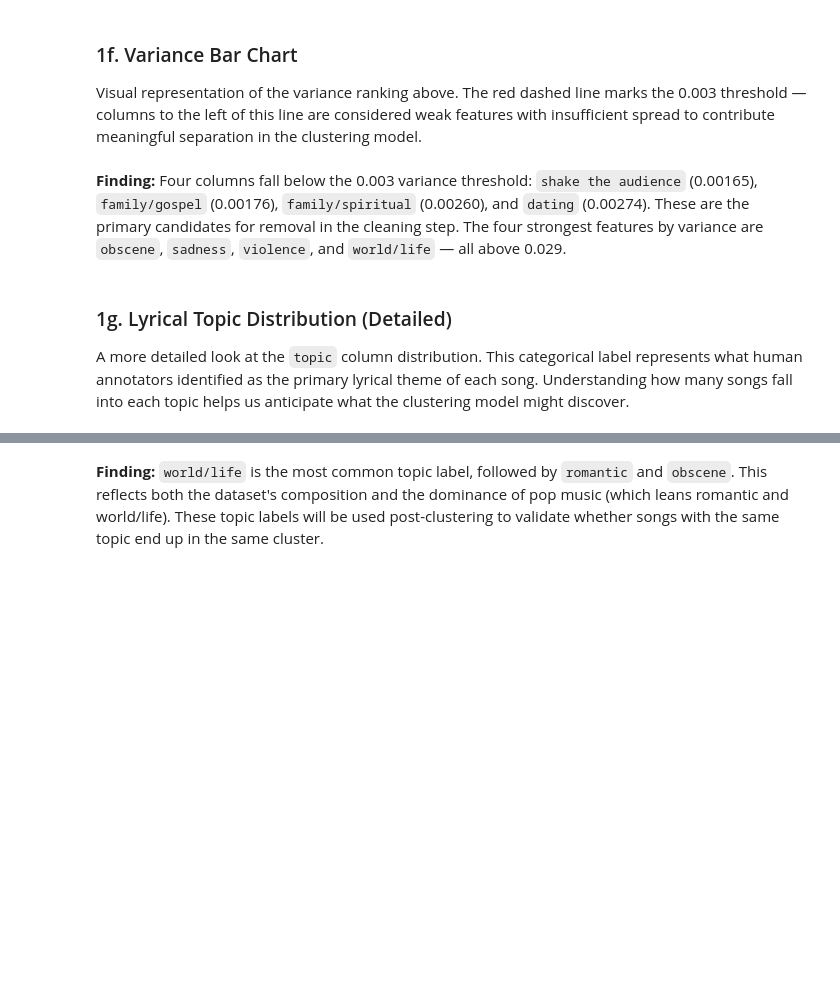
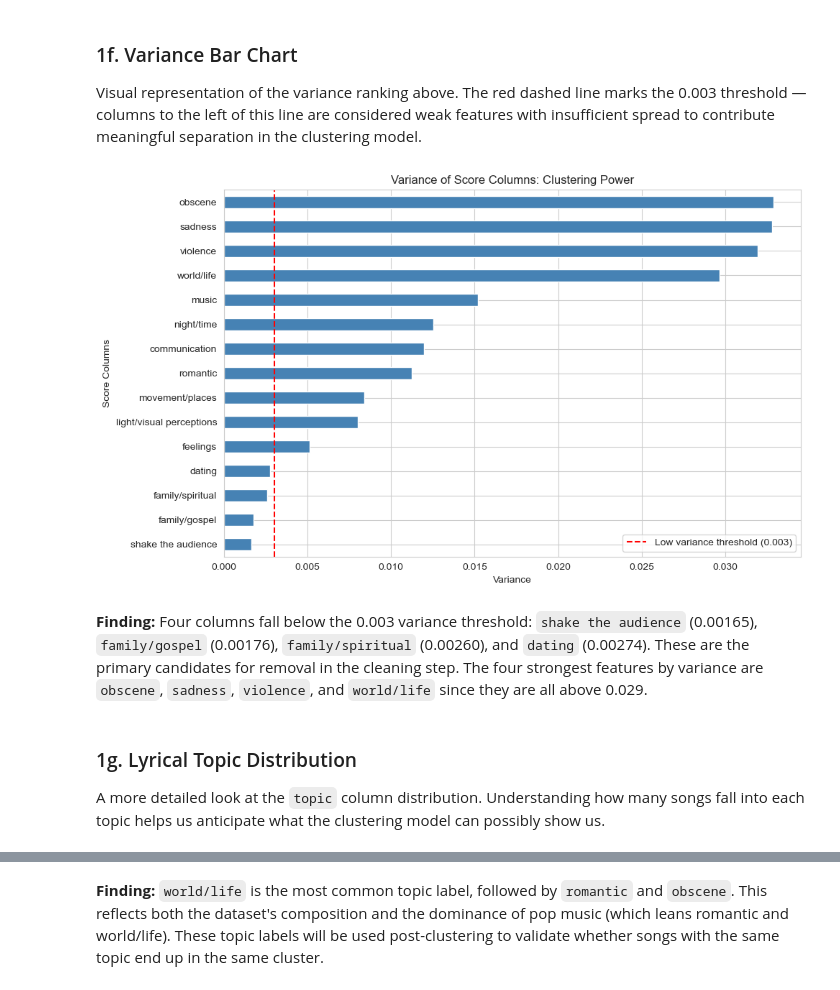
Before and after one commit to dekdiaz23-hue/Music-Recommendation-Algorithm, a Jupyter notebook: EDA.ipynb, the cells around one changed output, grey strips where cells are left out. Saved outputs shown, nothing was run; the diff lists cells and outputs as text; code cells hidden in the pictures; blank space fills up the shorter version.

```diff
--- a/EDA.ipynb
+++ b/EDA.ipynb
@@ -159,22 +232,22 @@ print(variances[variances < 0.003].index.tolist())
 
 Visual representation of the variance ranking above. The red dashed line marks the 0.003 threshold — columns to the left of this line are considered weak features with insufficient spread to contribute meaningful separation in the clustering model.
 # %%
-# Variance bar chart with threshold line
-# Columns left of the red line are drop candidates
 variances.plot(kind='barh', color='steelblue', edgecolor='white', figsize=(10, 6))
 plt.axvline(x=0.003, color='red', linestyle='--', label='Low variance threshold (0.003)')
 plt.xlabel('Variance')
 plt.ylabel('Score Columns')
-plt.title('Variance of Score Columns — Clustering Power', fontweight='bold')
+plt.title('Variance of Score Columns: Clustering Power', )
 plt.legend()
 plt.tight_layout()
 plt.show()
+# %% [output]
+[figure, added]
 # %% [markdown]
-**Finding:** Four columns fall below the 0.003 variance threshold: `shake the audience` (0.00165), `family/gospel` (0.00176), `family/spiritual` (0.00260), and `dating` (0.00274). These are the primary candidates for removal in the cleaning step. The four strongest features by variance are `obscene`, `sadness`, `violence`, and `world/life` — all above 0.029.
+**Finding:** Four columns fall below the 0.003 variance threshold: `shake the audience` (0.00165), `family/gospel` (0.00176), `family/spiritual` (0.00260), and `dating` (0.00274). These are the primary candidates for removal in the cleaning step. The four strongest features by variance are `obscene`, `sadness`, `violence`, and `world/life` since they are all above 0.029.
 # %% [markdown]
-### 1g. Lyrical Topic Distribution (Detailed)
+### 1g. Lyrical Topic Distribution
 
-A more detailed look at the `topic` column distribution. This categorical label represents what human annotators identified as the primary lyrical theme of each song. Understanding how many songs fall into each topic helps us anticipate what the clustering model might discover.
+A more detailed look at the `topic` column distribution.  Understanding how many songs fall into each topic helps us anticipate what the clustering model can possibly show us.
 # %%
 # Lyrical topic count — how many songs per topic label
 topic_counts = df['topic'].value_counts()
```
Also changed, not shown: parts of 42 cells of this notebook, 6 other files.
